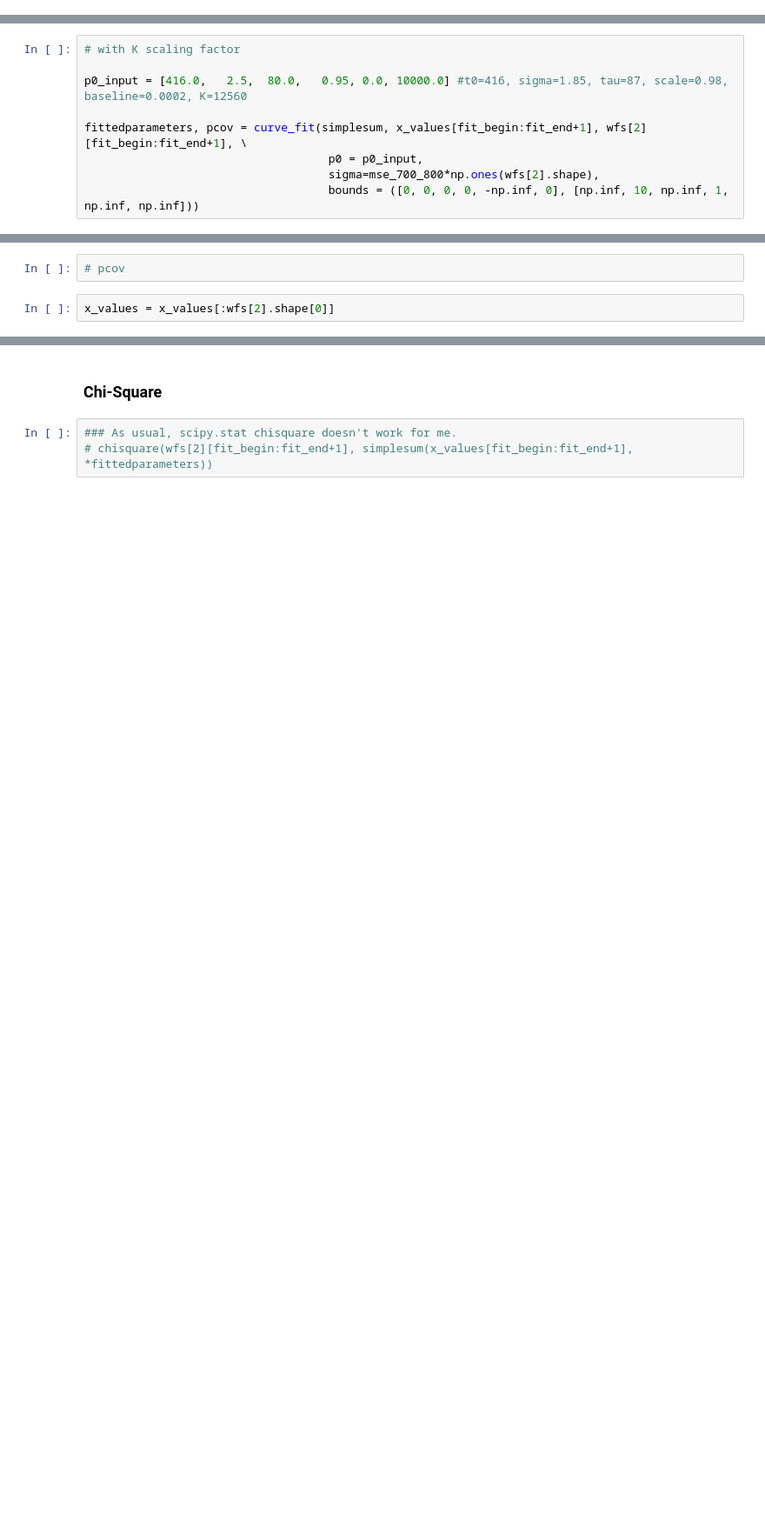
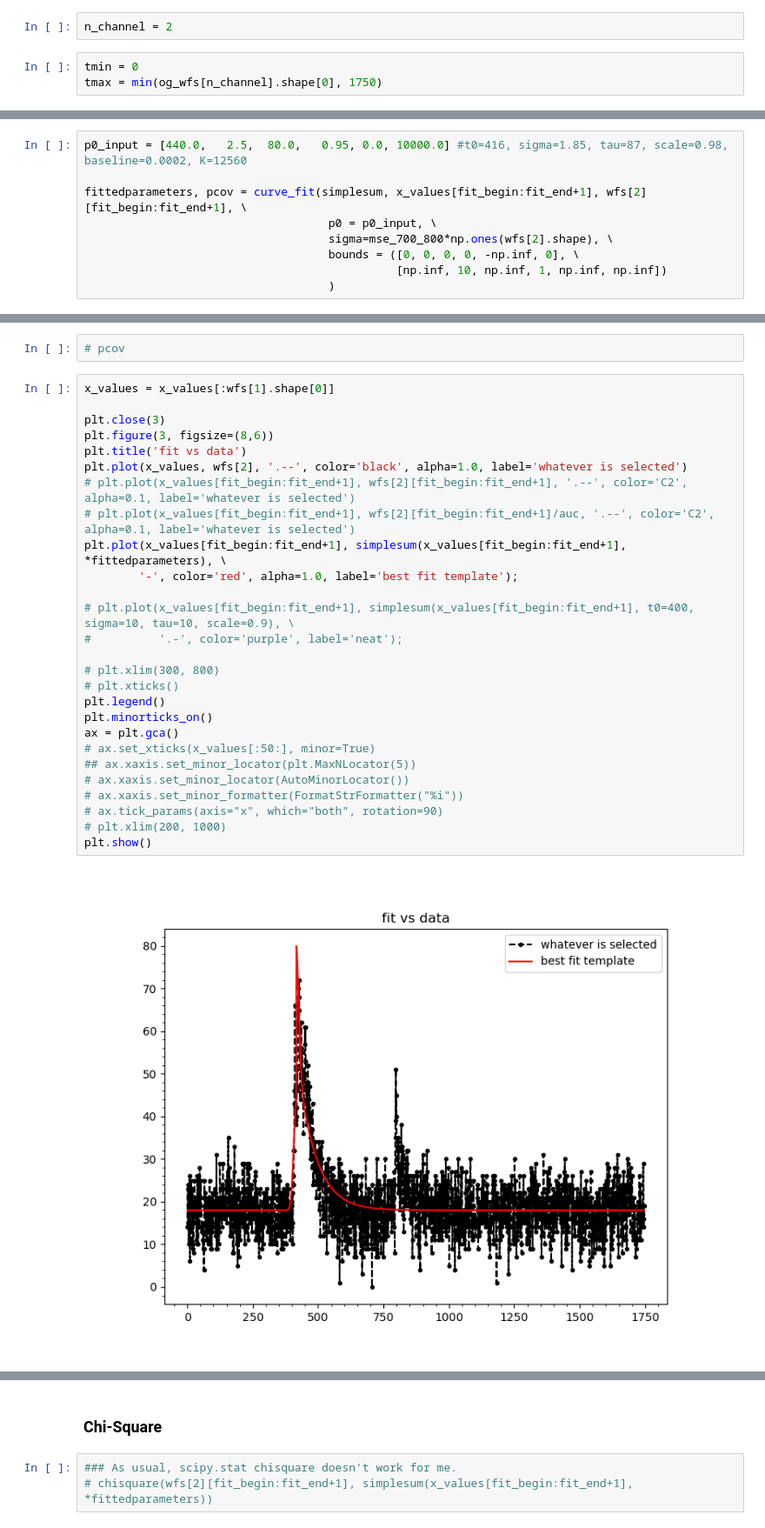
Before and after one commit to sarthchoudhary/ArGSet, a Jupyter notebook: notebooks/find_template_parameters.ipynb, the cells around one changed output, grey strips where cells are left out. Shown at 87% size. Saved outputs shown, nothing was run; the diff lists cells and outputs as text; blank space fills up the shorter version.

```diff
--- a/notebooks/find_template_parameters.ipynb
+++ b/notebooks/find_template_parameters.ipynb
@@ -120,3 +120,8 @@ wfs = wfs_arr[3].copy() # had success with [1]
+# %%
+n_channel = 2
+# %%
+tmin = 0
+tmax = min(og_wfs[n_channel].shape[0], 1750)
 # %% [markdown]
 ## rescaling
 # %%
@@ -221,10 +209,10 @@ mse_700_800 = np.std(wfs[2][700:800])/np.sqrt(wfs[2][700:800].shape[0])
 # %%
-# with K scaling factor
-
-p0_input = [416.0,   2.5,  80.0,   0.95, 0.0, 10000.0] #t0=416, sigma=1.85, tau=87, scale=0.98, baseline=0.0002, K=12560
+p0_input = [440.0,   2.5,  80.0,   0.95, 0.0, 10000.0] #t0=416, sigma=1.85, tau=87, scale=0.98, baseline=0.0002, K=12560
 
 fittedparameters, pcov = curve_fit(simplesum, x_values[fit_begin:fit_end+1], wfs[2][fit_begin:fit_end+1], \
-                                    p0 = p0_input,
-                                    sigma=mse_700_800*np.ones(wfs[2].shape),
-                                    bounds = ([0, 0, 0, 0, -np.inf, 0], [np.inf, 10, np.inf, 1, np.inf, np.inf]))
+                                    p0 = p0_input, \
+                                    sigma=mse_700_800*np.ones(wfs[2].shape), \
+                                    bounds = ([0, 0, 0, 0, -np.inf, 0], \
+                                              [np.inf, 10, np.inf, 1, np.inf, np.inf])
+                                    )
 # %%
@@ -232,4 +223,31 @@ fittedparameters, pcov = curve_fit(simplesum, x_values[fit_begin:fit_end+1], wfs
 # %%
 # pcov
 # %%
-x_values = x_values[:wfs[2].shape[0]]
+x_values = x_values[:wfs[1].shape[0]]
+
+plt.close(3)
+plt.figure(3, figsize=(8,6))
+plt.title('fit vs data')
+plt.plot(x_values, wfs[2], '.--', color='black', alpha=1.0, label='whatever is selected')
+# plt.plot(x_values[fit_begin:fit_end+1], wfs[2][fit_begin:fit_end+1], '.--', color='C2', alpha=0.1, label='whatever is selected')
+# plt.plot(x_values[fit_begin:fit_end+1], wfs[2][fit_begin:fit_end+1]/auc, '.--', color='C2', alpha=0.1, label='whatever is selected')
+plt.plot(x_values[fit_begin:fit_end+1], simplesum(x_values[fit_begin:fit_end+1], *fittedparameters), \
+        '-', color='red', alpha=1.0, label='best fit template');
+
+# plt.plot(x_values[fit_begin:fit_end+1], simplesum(x_values[fit_begin:fit_end+1], t0=400, sigma=10, tau=10, scale=0.9), \
+#          '.-', color='purple', label='neat');
+
+# plt.xlim(300, 800)
+# plt.xticks()
+plt.legend()
+plt.minorticks_on()
+ax = plt.gca()
+# ax.set_xticks(x_values[:50:], minor=True)
+## ax.xaxis.set_minor_locator(plt.MaxNLocator(5))
+# ax.xaxis.set_minor_locator(AutoMinorLocator())
+# ax.xaxis.set_minor_formatter(FormatStrFormatter("%i"))
+# ax.tick_params(axis="x", which="both", rotation=90)
+# plt.xlim(200, 1000)
+plt.show()
+# %% [output]
+[figure, added]
```
Also changed, not shown: parts of 38 cells of this notebook.
